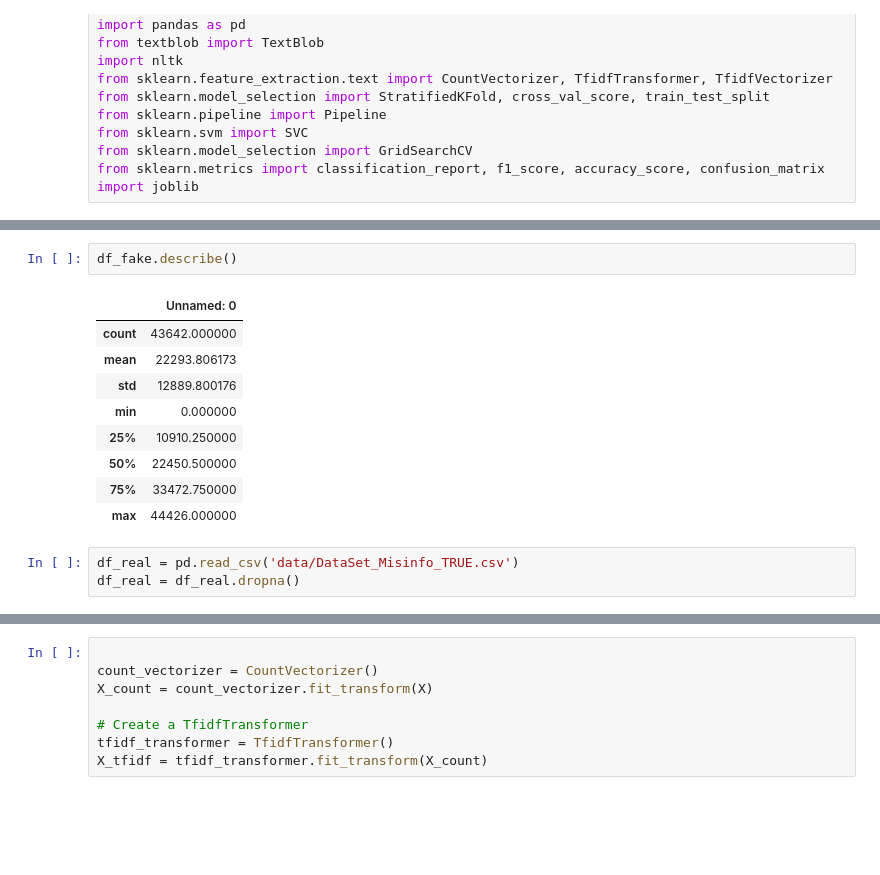
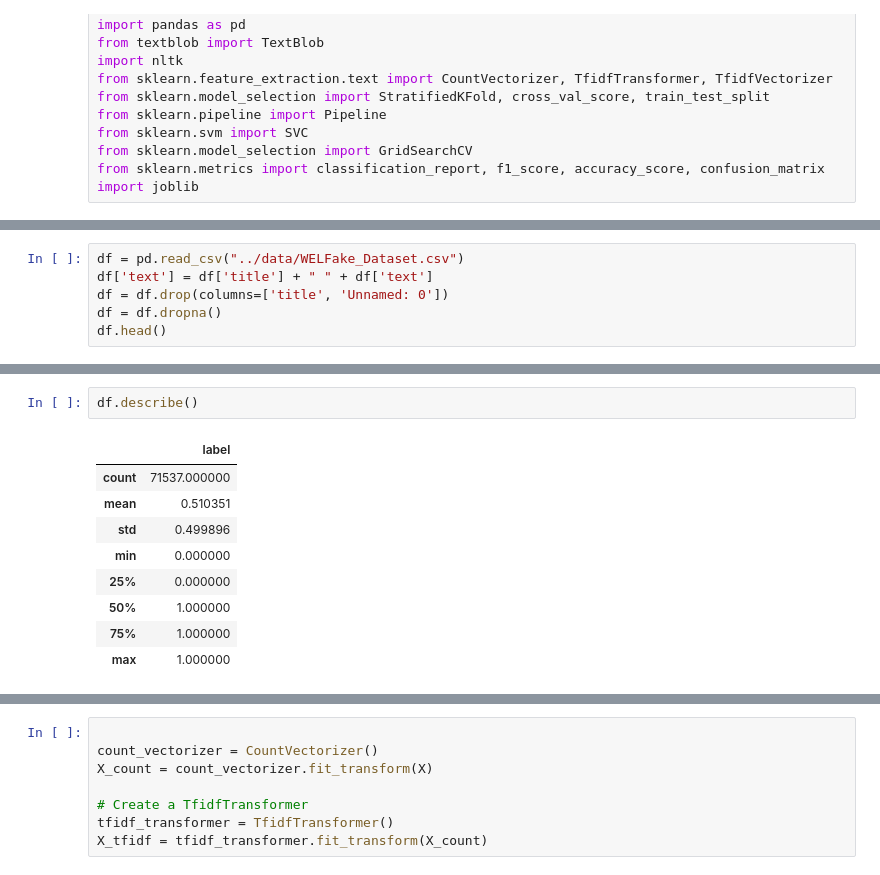
Before and after one commit to kaiden-ong/FactCheckAI, a Jupyter notebook: model_creation/models.ipynb, the cells around one changed output, grey strips where cells are left out. Cells and saved outputs as stored; diff of their text form; blank space fills up the shorter version.

Commit message:
Added new models using new data, not fully trained

```diff
--- a/model_creation/models.ipynb
+++ b/model_creation/models.ipynb
@@ -30,0 +27,6 @@ df_fake.head()
+# %%
+df = pd.read_csv("../data/WELFake_Dataset.csv")
+df['text'] = df['title'] + " " + df['text']
+df = df.drop(columns=['title', 'Unnamed: 0'])
+df = df.dropna()
+df.head()
@@ -31,15 +40,12 @@ df_fake.head()
 # %%
-df_fake.describe()
+df.describe()
 # %% [output]
-|  | Unnamed: 0 |
-| count | 43642.000000 |
-| mean | 22293.806173 |
-| std | 12889.800176 |
+|  | label |
+| count | 71537.000000 |
+| mean | 0.510351 |
+| std | 0.499896 |
 | min | 0.000000 |
-| 25% | 10910.250000 |
-| 50% | 22450.500000 |
-| 75% | 33472.750000 |
-| max | 44426.000000 |
+| 25% | 0.000000 |
+| 50% | 1.000000 |
+| 75% | 1.000000 |
+| max | 1.000000 |
-# %%
-df_real = pd.read_csv('data/DataSet_Misinfo_TRUE.csv')
-df_real = df_real.dropna()
```
Also changed, not shown: parts of 32 cells of this notebook, 5 other files.
